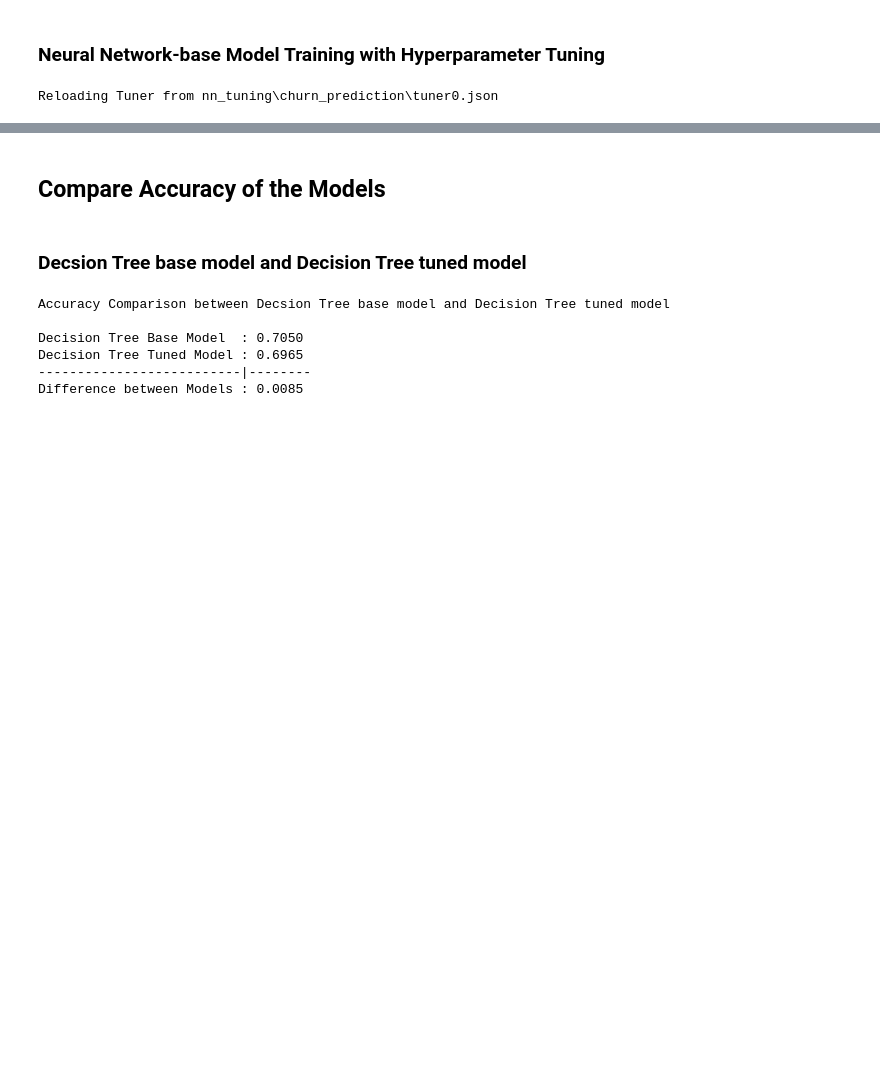
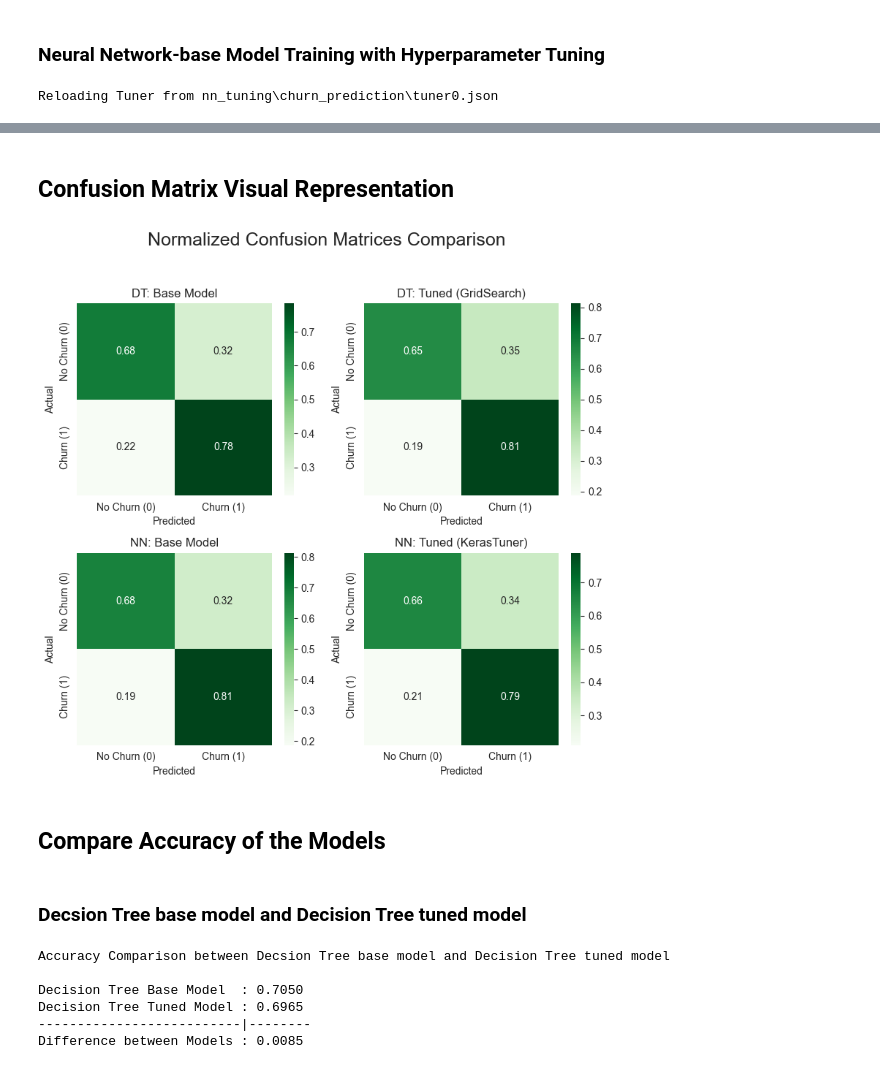
Before and after one commit to Kovindu555/Customer-Churn-Prediction, a Jupyter notebook: Trained_Churn_Predictior.ipynb, the cells around one changed output, grey strips where cells are left out. Saved outputs shown, nothing was run; the diff lists cells and outputs as text; code cells hidden in the pictures; blank space fills up the shorter version.

```diff
--- a/Trained_Churn_Predictior.ipynb
+++ b/Trained_Churn_Predictior.ipynb
@@ -432,3 +434,32 @@ weighted avg       0.78      0.72      0.73      1407
+# %% [markdown]
+## Confusion Matrix Visual Representation
+# %%
+def cm_graph(y_true, y_pred, title, ax):
+    cm = confusion_matrix(y_true, y_pred, normalize='true')
+
+    sns.heatmap(cm, annot=True, fmt='.2f', cmap='Greens', ax=ax,
+                xticklabels=['No Churn (0)', 'Churn (1)'],
+                yticklabels=['No Churn (0)', 'Churn (1)'])
+
+    ax.set_title(title)
+    ax.set_ylabel('Actual')
+    ax.set_xlabel('Predicted')
+
+
+fig, axes = plt.subplots(2, 2, figsize=(8, 8))
+fig.suptitle('Normalized Confusion Matrices Comparison', fontsize=18)
+sns.set_style("whitegrid")
+
+cm_graph(y_test, y_pred_dt, "DT: Base Model", axes[0, 0])
+cm_graph(y_test, y_pred_tuned_dt, "DT: Tuned (GridSearch)", axes[0, 1])
+cm_graph(y_test, y_pred_baseline_nn, "NN: Base Model", axes[1, 0])
+cm_graph(y_test, y_pred_tuned_nn, "NN: Tuned (KerasTuner)", axes[1, 1])
+
+plt.tight_layout(rect=[0, 0.03, 1, 0.95])
+# plt.savefig('all_confusion_matrices.png')
+plt.show()
+# %% [output]
+[figure, added]
 # %% [markdown]
 ## Compare Accuracy of the Models
 # %% [markdown]
```
Also changed, not shown: parts of 12 cells of this notebook.
